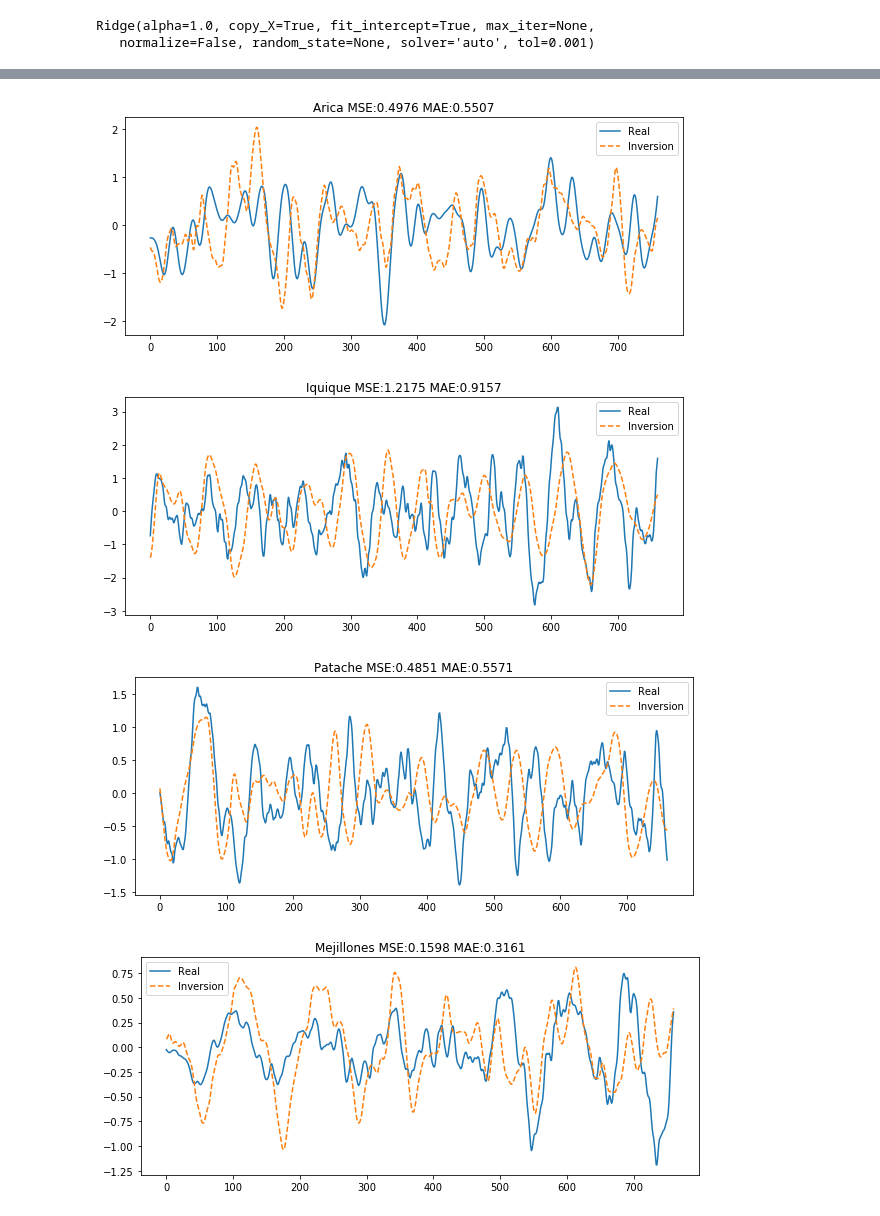
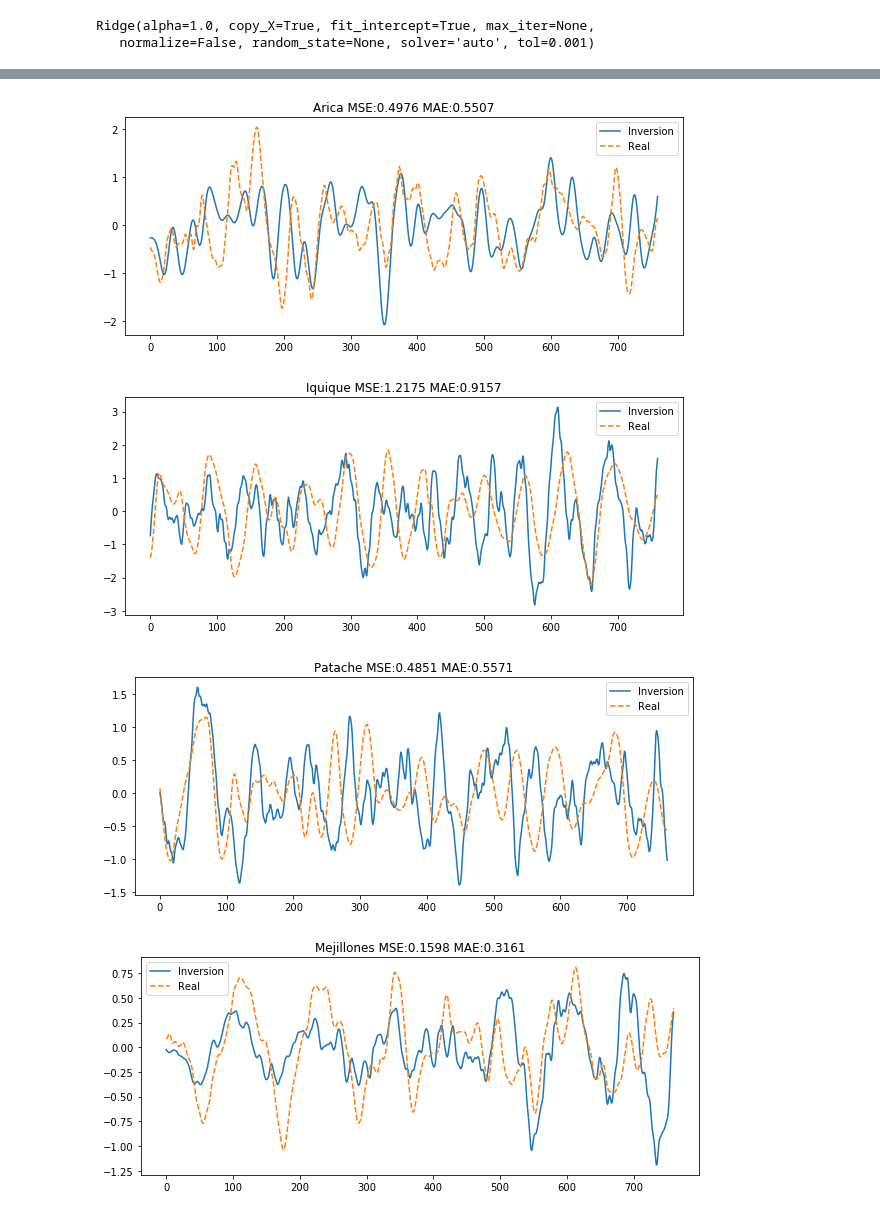
Before and after one commit to cvalenzu/ELM-Tsunami-inversion, a Jupyter notebook: Ridge Inversion.ipynb, the cells around one changed output, grey strips where cells are left out. Saved outputs shown, nothing was run; the diff lists cells and outputs as text; code cells hidden in the pictures.

```diff
--- a/Ridge Inversion.ipynb
+++ b/Ridge Inversion.ipynb
@@ -111,18 +112,18 @@ plt.colorbar()
 # %%
 #Plotting solutions with rigde regression
 for A_test_i, b_test_i,title in zip(AA_test,bb_test,sensors):
     b_pred = reg.predict(A_test_i)
     MSE = round(metrics.mean_squared_error(b_test_i,b_pred),4)
     MAE = round(metrics.mean_absolute_error(b_test_i,b_pred),4)
 
     plt.figure(figsize=(10,4))
     plt.title("{} MSE:{} MAE:{}".format(title,MSE, MAE))
-    plt.plot(b_pred,label="Real")
-    plt.plot(b_test_i[:,0],"--",label="Inversion")
+    plt.plot(b_pred,label="Inversion")
+    plt.plot(b_test_i[:,0],"--",label="Real")
     plt.legend()
     plt.show()
 # %% [output]
-[figure, old version]
+[figure, new version]
-[figure, old version]
+[figure, new version]
-[figure, old version]
+[figure, new version]
-[figure, old version]
+[figure, new version]
```
Also changed, not shown: parts of 3 cells of this notebook, 3 other files.
